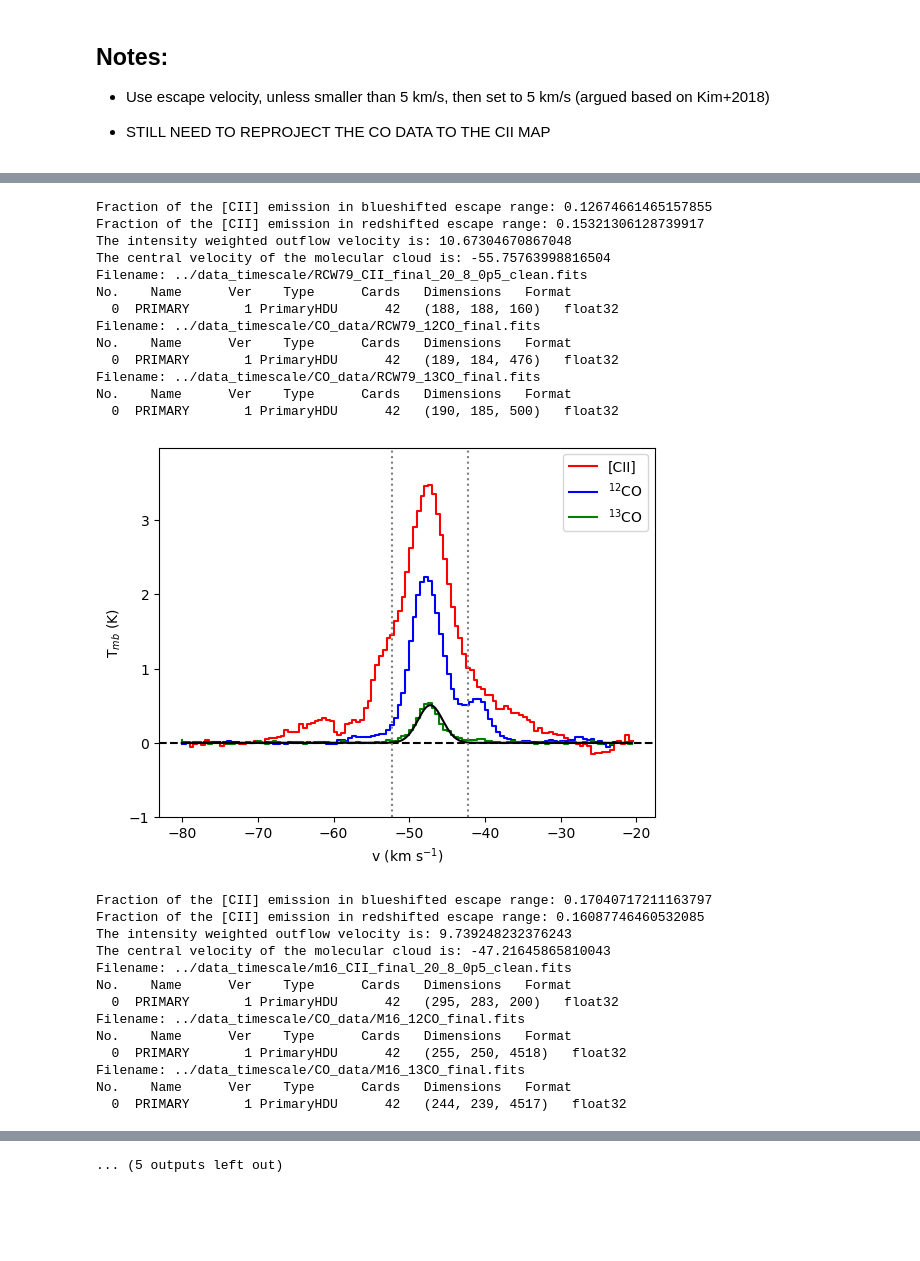
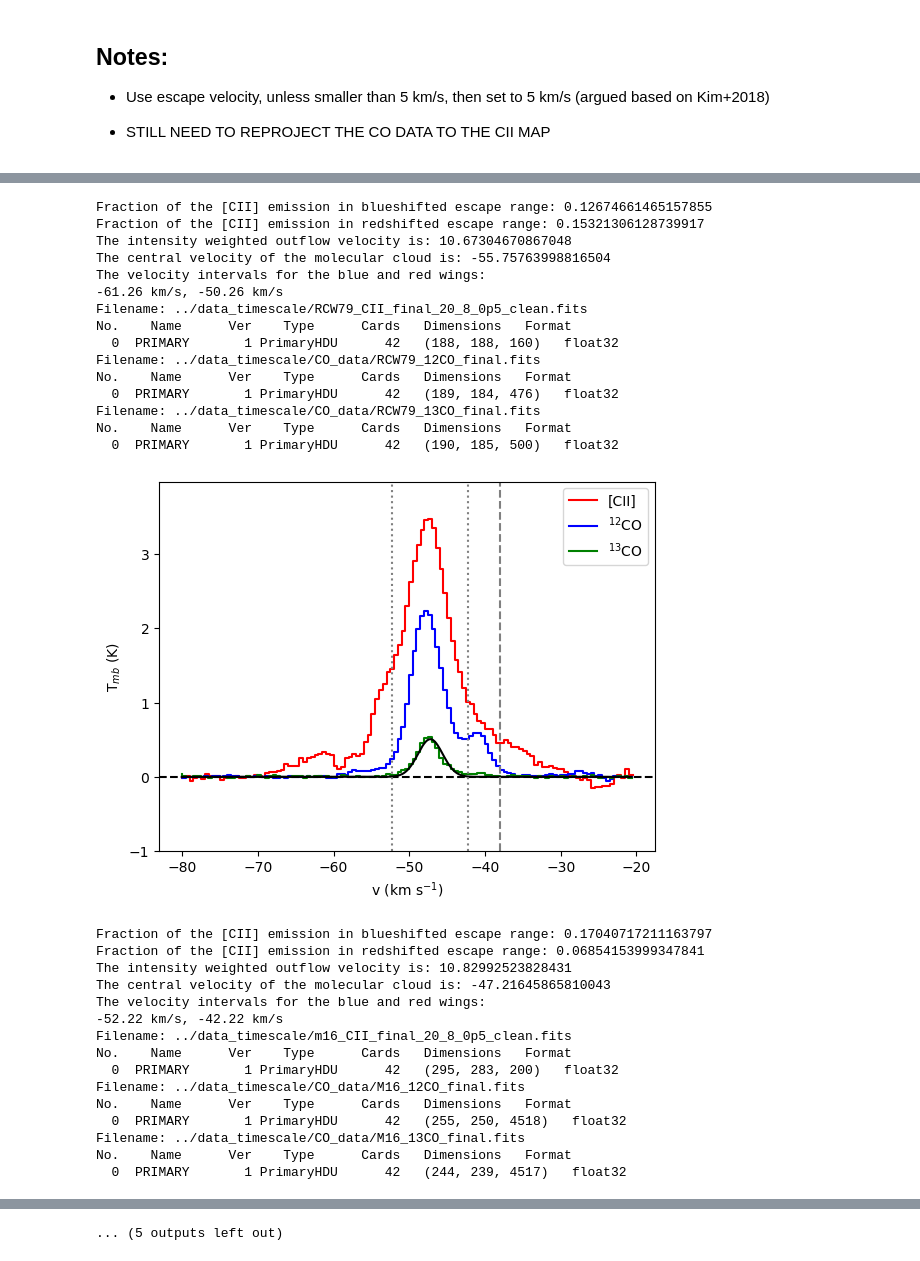
Before and after one commit to lmlb-astro/timescale-CII-, a Jupyter notebook: outflow_in_spectra.ipynb, the cells around one changed output, grey strips where cells are left out. Saved outputs shown, nothing was run; the diff lists cells and outputs as text; code cells hidden in the pictures; blank space fills up the shorter version.

```diff
--- a/outflow_in_spectra.ipynb
+++ b/outflow_in_spectra.ipynb
@@ -111,7 +111,7 @@ def get_fitted_arrs(popt, vmin, vmax, dv):
 
 
 ## perform the plotting
-def plot_spectra_with_vesc(vel_arr, spec, vel_arr_CO, spec_CO, vel_arr_13CO, spec_13CO, vlims = None, popt = None, vesc = None):
+def plot_spectra_with_vesc(reg_name, vel_arr, spec, vel_arr_CO, spec_CO, vel_arr_13CO, spec_13CO, vlims = None, popt = None, vesc = None):
     plt.clf()
 
     ## plot the spectra
@@ -129,6 +129,13 @@ def plot_spectra_with_vesc(vel_arr, spec, vel_arr_CO, spec_CO, vel_arr_13CO, spe
 
     ## Add the escape velocity
     if(popt is not None and vesc is not None):
+        if reg_name == 'RCW79': plt.axvline(x = -38., color = 'gray', linestyle = '--')
+        if reg_name == 'M16': plt.axvline(x = 30., color = 'gray', linestyle = '--')
+        if reg_name == 'M17': plt.axvline(x = 37., color = 'gray', linestyle = '--')
+        if reg_name == 'RCW49':
+            plt.axvline(x = -10., color = 'gray', linestyle = '--')
+            plt.axvline(x = 20., color = 'gray', linestyle = '--')
+
         plt.axvline(x = popt[1] + vesc, color = 'gray', linestyle = ':')
         plt.axvline(x = popt[1] - vesc, color = 'gray', linestyle = ':')
 
@@ -215,10 +222,17 @@ for name in names.keys():
     popt_13, pcov_13 = curve_fit(gauss.gaussian1d, vel_arr_13CO, spec_13CO, p0 = init_guess)
 
     ## perform the plotting
-    plot_spectra_with_vesc(vel_arr, spec, vel_arr_CO, spec_CO, vel_arr_13CO, spec_13CO, popt = popt_13, vesc = names[name][0])
+    plot_spectra_with_vesc(names[name][-1], vel_arr, spec, vel_arr_CO, spec_CO, vel_arr_13CO, spec_13CO, popt = popt_13, vesc = names[name][0])
 
     ## the percentage in the wings
     frac_blue, frac_red = calc_wing_frac(vel_arr, spec, popt_13[1] - names[name][0], popt_13[1] + names[name][0])
+
+    ## Handle multiple components
+    if names[name][-1] == 'RCW79': frac_blue, frac_red = calc_wing_frac(vel_arr, spec, popt_13[1] - names[name][0], -38.)
+    if names[name][-1] == 'M16': frac_blue, frac_red = calc_wing_frac(vel_arr, spec, popt_13[1] - names[name][0], 30.)
+    if names[name][-1] == 'M17': frac_blue, frac_red = calc_wing_frac(vel_arr, spec, popt_13[1] - names[name][0], 37.)
+    if names[name][-1] == 'RCW49': frac_blue, frac_red = calc_wing_frac(vel_arr, spec, -10., 20.)
+
     print('Fraction of the [CII] emission in blueshifted escape range: {frac}'.format(frac = frac_blue))
     print('Fraction of the [CII] emission in redshifted escape range: {frac}'.format(frac = frac_red))
     esc_frac_b.append(frac_blue)
@@ -226,8 +240,15 @@ for name in names.keys():
 
     ## calculate the weighted outflow velocity
     v_out = calc_outflow_vel(vel_arr, spec, popt_13[1] - names[name][0], popt_13[1] + names[name][0], popt_13[1])
+    if names[name][-1] == 'RCW79': v_out = calc_outflow_vel(vel_arr, spec, popt_13[1] - names[name][0], -38., popt_13[1])
+    if names[name][-1] == 'M16': v_out = calc_outflow_vel(vel_arr, spec, popt_13[1] - names[name][0], 30., popt_13[1])
+    if names[name][-1] == 'M17': v_out = calc_outflow_vel(vel_arr, spec, popt_13[1] - names[name][0], 37., popt_13[1])
+    if names[name][-1] == 'RCW49': v_out = calc_outflow_vel(vel_arr, spec, -10., 20., popt_13[1])
+
     print('The intensity weighted outflow velocity is: {v_out}'.format(v_out = v_out))
     print('The central velocity of the molecular cloud is: {v_cent}'.format(v_cent = popt_13[1]))
+    print('The velocity intervals for the blue and red wings:')
+    print('{v1} km/s, {v2} km/s'.format(v1 = round(popt_13[1] - names[name][0], 2), v2 = round(popt_13[1] + names[name][0], 2)))
     av_esc_vel.append(v_out)
 
     ## store the name of the region
@@ -278,31 +305,35 @@ The central velocity of the molecular cloud is: -7.465880443437479
 Filename: ../data_timescale/NGC7538_CII_final_20_8_0p5_clean.fits
 No.    Name      Ver    Type      Cards   Dimensions   Format
   0  PRIMARY       1 PrimaryHDU      42   (108, 104, 901)   float32
 Filename: ../data_timescale/CO_data/NGC7538_12CO_final.fits
 No.    Name      Ver    Type      Cards   Dimensions   Format
   0  PRIMARY       1 PrimaryHDU      49   (307, 217, 592, 1)   int32 (rescales to float64)
 Filename: ../data_timescale/CO_data/NGC7538_13CO_final.fits
 No.    Name      Ver    Type      Cards   Dimensions   Format
   0  PRIMARY       1 PrimaryHDU      49   (307, 217, 566, 1)   int32 (rescales to float64)
 [figure]
 Fraction of the [CII] emission in blueshifted escape range: 0.12674661465157855
 Fraction of the [CII] emission in redshifted escape range: 0.15321306128739917
 The intensity weighted outflow velocity is: 10.67304670867048
 The central velocity of the molecular cloud is: -55.75763998816504
+The velocity intervals for the blue and red wings:
+-61.26 km/s, -50.26 km/s
 Filename: ../data_timescale/RCW79_CII_final_20_8_0p5_clean.fits
 No.    Name      Ver    Type      Cards   Dimensions   Format
   0  PRIMARY       1 PrimaryHDU      42   (188, 188, 160)   float32
 Filename: ../data_timescale/CO_data/RCW79_12CO_final.fits
 No.    Name      Ver    Type      Cards   Dimensions   Format
   0  PRIMARY       1 PrimaryHDU      42   (189, 184, 476)   float32
 Filename: ../data_timescale/CO_data/RCW79_13CO_final.fits
 No.    Name      Ver    Type      Cards   Dimensions   Format
   0  PRIMARY       1 PrimaryHDU      42   (190, 185, 500)   float32
-[figure, old version]
+[figure, new version]
 Fraction of the [CII] emission in blueshifted escape range: 0.17040717211163797
-Fraction of the [CII] emission in redshifted escape range: 0.16087746460532085
-The intensity weighted outflow velocity is: 9.739248232376243
+Fraction of the [CII] emission in redshifted escape range: 0.06854153999347841
+The intensity weighted outflow velocity is: 10.82992523828431
 The central velocity of the molecular cloud is: -47.21645865810043
+The velocity intervals for the blue and red wings:
+-52.22 km/s, -42.22 km/s
 Filename: ../data_timescale/m16_CII_final_20_8_0p5_clean.fits
 No.    Name      Ver    Type      Cards   Dimensions   Format
   0  PRIMARY       1 PrimaryHDU      42   (295, 283, 200)   float32
```
Also changed, not shown: parts of 4 cells of this notebook, 1 other file.
